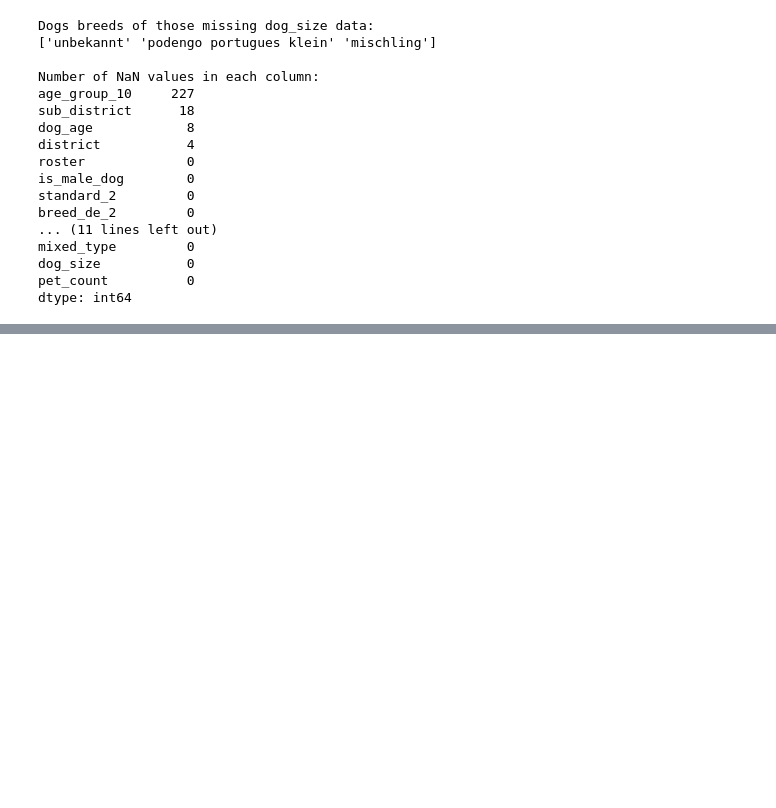
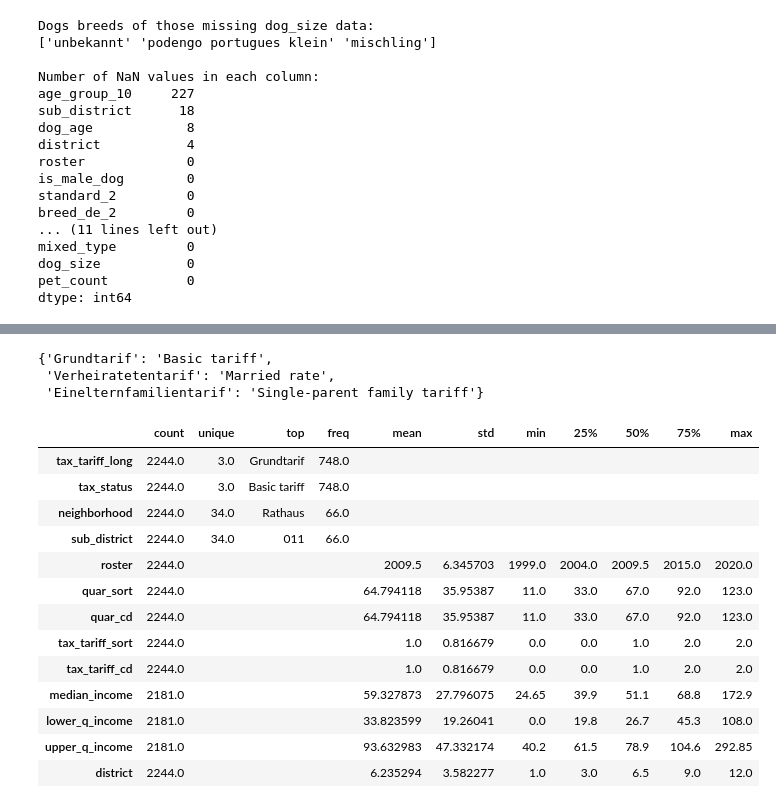
Before and after one commit to jonnross88/WhoLetThePuppiesIn, a Jupyter notebook: notebooks/02_data_wrangling.ipynb, the cells around one changed output, grey strips where cells are left out. Cells and saved outputs as stored; diff of their text form; code cells hidden in the pictures; blank space fills up the shorter version.

```diff
--- a/notebooks/02_data_wrangling.ipynb
+++ b/notebooks/02_data_wrangling.ipynb
@@ -1027,0 +1062,77 @@ for numerical_column in numerical_columns:
+# %%
+# Extract unique values from 'tax_tariff_long' column and convert to list
+tax_tariff_long_de = zurich_income_data.tax_tariff_long.unique().tolist()
+
+# Translate the list to a dictionary using a helper function
+tax_tariff_long_translated = translate_list_to_dict(tax_tariff_long_de)
+
+# Display the translated dictionary for verification
+display(tax_tariff_long_translated)
+
+# Map the translated dictionary to 'tax_tariff_long' column, creating a new 'tax_status' column
+zurich_income_data["tax_status"] = zurich_income_data.tax_tariff_long.map(
+    tax_tariff_long_translated
+)
+
+
+# Create a dictionary mapping old column names to new ones
+income_data_column_mapping = {
+    "quar_lang": "neighborhood",
+    "deadline_date_year": "roster",
+    "tax_income_p_50": "median_income",
+    "tax_income_p_25": "lower_q_income",
+    "tax_income_p_75": "upper_q_income",
+}
+
+# Rename the columns
+zurich_income_data = zurich_income_data.rename(
+    columns=income_data_column_mapping)
+
+# Perform the other transformations
+zurich_income_data["tax_status"] = zurich_income_data.tax_tariff_long.map(
+    tax_tariff_long_translated
+)
+zurich_income_data["sub_district"] = (
+    zurich_income_data["quar_cd"].astype(int).astype("string").str.zfill(3)
+)
+zurich_income_data["district"] = zurich_income_data["sub_district"].str[:2].astype(
+    int)
+
+
+# Define a list of columns of interest for the final dataframe
+columns_of_interest_income = [
+    "neighborhood",
+    "roster",
+    "district",
+    "sub_district",
+    "tax_status",
+    "median_income",
+    "lower_q_income",
+    "upper_q_income",
+]
+
+
+display(
+    zurich_income_data.describe(include="all")
+    .T.sort_values(by="unique")
+    .infer_objects(copy=False)
+    .fillna("")
+)
+# %% [output]
+{'Grundtarif': 'Basic tariff',
+ 'Verheiratetentarif': 'Married rate',
+ 'Einelternfamilientarif': 'Single-parent family tariff'}
+|  | count | unique | top | freq | mean | std | min | 25% | 50% | 75% | max |
+| tax_tariff_long | 2244.0 | 3.0 | Grundtarif | 748.0 |  |  |  |  |  |  |  |
+| tax_status | 2244.0 | 3.0 | Basic tariff | 748.0 |  |  |  |  |  |  |  |
+| neighborhood | 2244.0 | 34.0 | Rathaus | 66.0 |  |  |  |  |  |  |  |
+| sub_district | 2244.0 | 34.0 | 011 | 66.0 |  |  |  |  |  |  |  |
+| roster | 2244.0 |  |  |  | 2009.5 | 6.345703 | 1999.0 | 2004.0 | 2009.5 | 2015.0 | 2020.0 |
+| quar_sort | 2244.0 |  |  |  | 64.794118 | 35.95387 | 11.0 | 33.0 | 67.0 | 92.0 | 123.0 |
+| quar_cd | 2244.0 |  |  |  | 64.794118 | 35.95387 | 11.0 | 33.0 | 67.0 | 92.0 | 123.0 |
+| tax_tariff_sort | 2244.0 |  |  |  | 1.0 | 0.816679 | 0.0 | 0.0 | 1.0 | 2.0 | 2.0 |
+| tax_tariff_cd | 2244.0 |  |  |  | 1.0 | 0.816679 | 0.0 | 0.0 | 1.0 | 2.0 | 2.0 |
+| median_income | 2181.0 |  |  |  | 59.327873 | 27.796075 | 24.65 | 39.9 | 51.1 | 68.8 | 172.9 |
+| lower_q_income | 2181.0 |  |  |  | 33.823599 | 19.26041 | 0.0 | 19.8 | 26.7 | 45.3 | 108.0 |
+| upper_q_income | 2181.0 |  |  |  | 93.632983 | 47.332174 | 40.2 | 61.5 | 78.9 | 104.6 | 292.85 |
+| district | 2244.0 |  |  |  | 6.235294 | 3.582277 | 1.0 | 3.0 | 6.5 | 9.0 | 12.0 |
```
Also changed, not shown: parts of 55 cells of this notebook, 2 other files.
